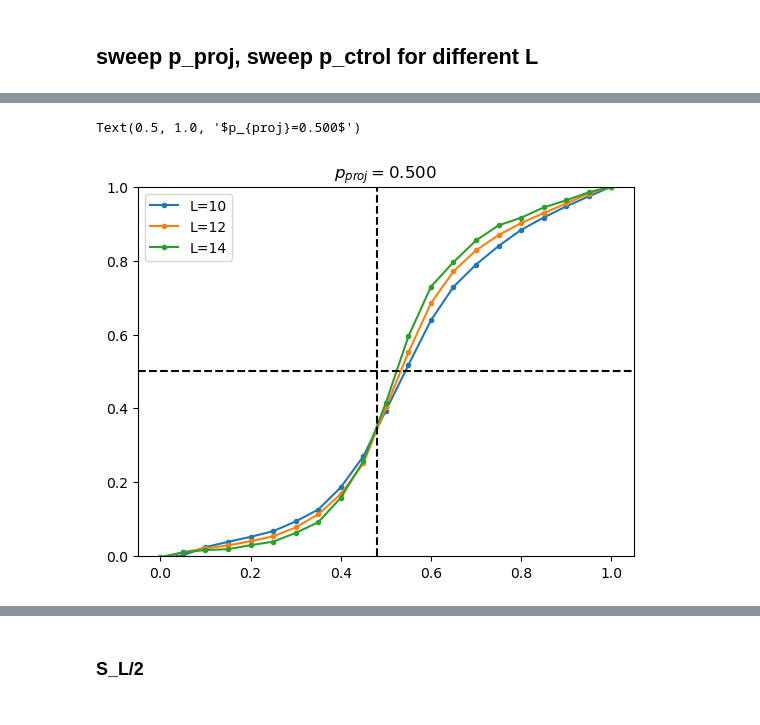
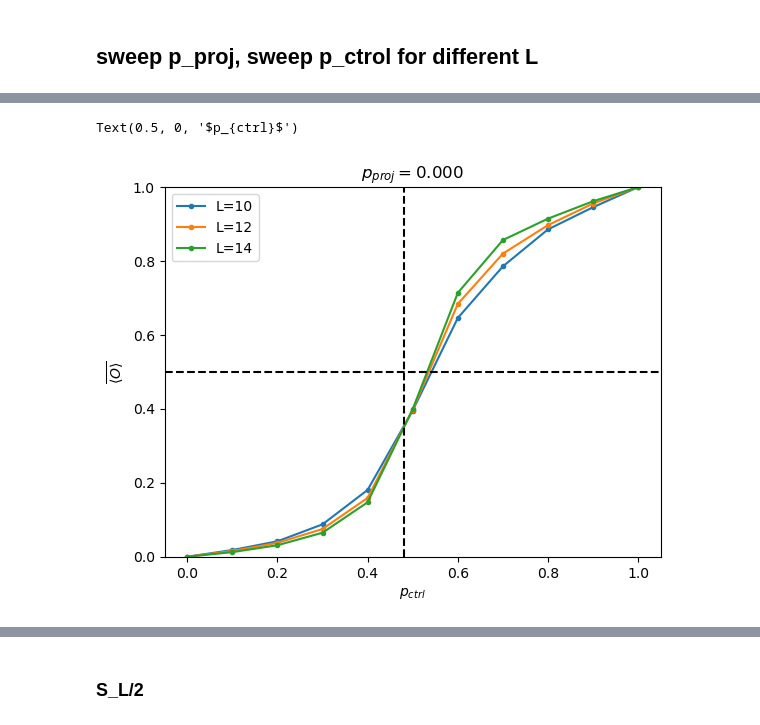
Before and after one commit to hainingpan/control_transition, a Jupyter notebook: parallel_run.ipynb, the cells around one changed output, grey strips where cells are left out. Drawn from its saved outputs; the diff is of its cells as text; code cells hidden in the pictures.

```diff
--- a/parallel_run.ipynb
+++ b/parallel_run.ipynb
@@ -121,5 +127,5 @@ rs=np.array(list(results)).reshape((L_list.shape[0],p_ctrl_list.shape[0],ensembl
 # %%
-O_map,EE_map=rs[:,:,:,0],rs[:,:,:,1]
+O_map,EE_map,TMI_map=rs[:,:,:,0],rs[:,:,:,1],rs[:,:,:,2]
 # %%
 fig,ax=plt.subplots()
 for i in range(O_map.shape[0]):
@@ -145,9 +151,10 @@ ax.set_ylim([0,1])
 [figure]
 # %%
 fig,ax=plt.subplots()
-for i in range(EE_map.shape[0]):
-    ax.plot(p_ctrl_list,EE_map[i].mean(axis=-1)/np.log(2),'.-',label=f'L={L_list[i]}')
+for i in range(TMI_map.shape[0]):
+    ax.plot(p_ctrl_list,TMI_map[i].mean(axis=-1),'.-',label=f'L={L_list[i]}')
 ax.legend()
-ax.axvline(x=0.5,ls='dashed')
+ax.axvline(x=0.48,ls='dashed')
+# ax.axhline(y=0.5)
 ax.set_xlim([.2,.8])
 ax.set_ylim([0,1])
@@ -157,7 +160,0 @@ ax.set_ylim([0,1])
-# %%
-fig,ax=plt.subplots()
-for i in range(EE_map.shape[0]):
-    ax.plot(p_ctrl_list,EE_map[i].mean(axis=-1),'.-',label=f'L={L_list[i]}')
-ax.legend()
-ax.axvline(x=0.52,ls='dashed')
-ax.set_xlim([.2,.8])
@@ -167,7 +160,0 @@ ax.set_xlim([.2,.8])
-# %%
-fig,ax=plt.subplots()
-for i in range(EE_map.shape[0]):
-    ax.plot(p_ctrl_list,EE_map[i].mean(axis=-1),'.-',label=f'L={L_list[i]}')
-ax.legend()
-ax.axvline(x=0.52,ls='dashed')
-ax.set_xlim([.2,.8])
@@ -253,14 +170,16 @@ Text(0.5, 1.0, '$p_{proj}=0.400$')
-# %%
-fig,ax=plt.subplots()
-p_proj_idx=5
-for i in range(O_map.shape[0]):
-    ax.plot(p_ctrl_list,O_map[i,:,p_proj_idx].mean(axis=-1),'.-',label=f'L={L_list[i]}')
-ax.legend()
-ax.axvline(x=0.48,ls='dashed',color='k')
-ax.axhline(y=0.5,ls='dashed',color='k')
-# ax.set_xlim([.2,.8])
-ax.set_ylim([0,1])
-ax.set_title(f'$p_{{proj}}={p_proj_list[p_proj_idx]:.3f}$')
-# %% [output]
-Text(0.5, 1.0, '$p_{proj}=0.500$')
-[figure, removed]
+# %%
+fig,ax=plt.subplots()
+p_proj_idx=0
+for i in range(O_map.shape[0]):
+    ax.plot(p_ctrl_list,O_map[i,:,p_proj_idx].mean(axis=-1),'.-',label=f'L={L_list[i]}')
+ax.legend()
+ax.axvline(x=0.48,ls='dashed',color='k')
+ax.axhline(y=0.5,ls='dashed',color='k')
+# ax.set_xlim([.2,.8])
+ax.set_ylim([0,1])
+ax.set_title(f'$p_{{proj}}={p_proj_list[p_proj_idx]:.3f}$')
+ax.set_ylabel(r'$\overline{\langle O \rangle}$')
+ax.set_xlabel('$p_{ctrl}$')
+# %% [output]
+Text(0.5, 0, '$p_{ctrl}$')
+[figure, added]
```
Also changed, not shown: parts of 78 cells of this notebook.
